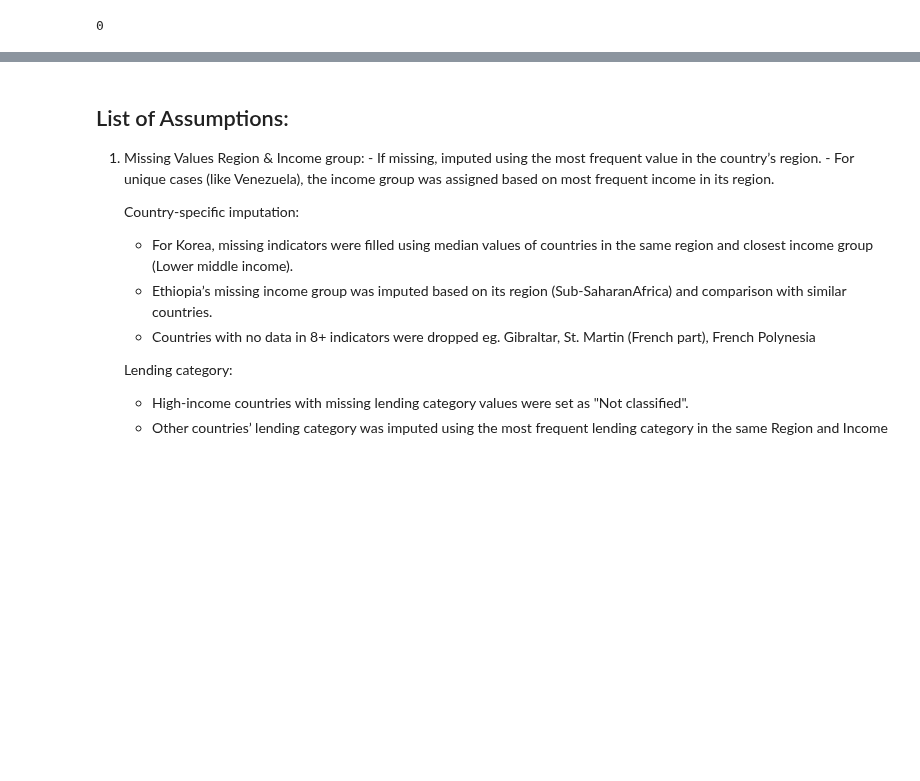
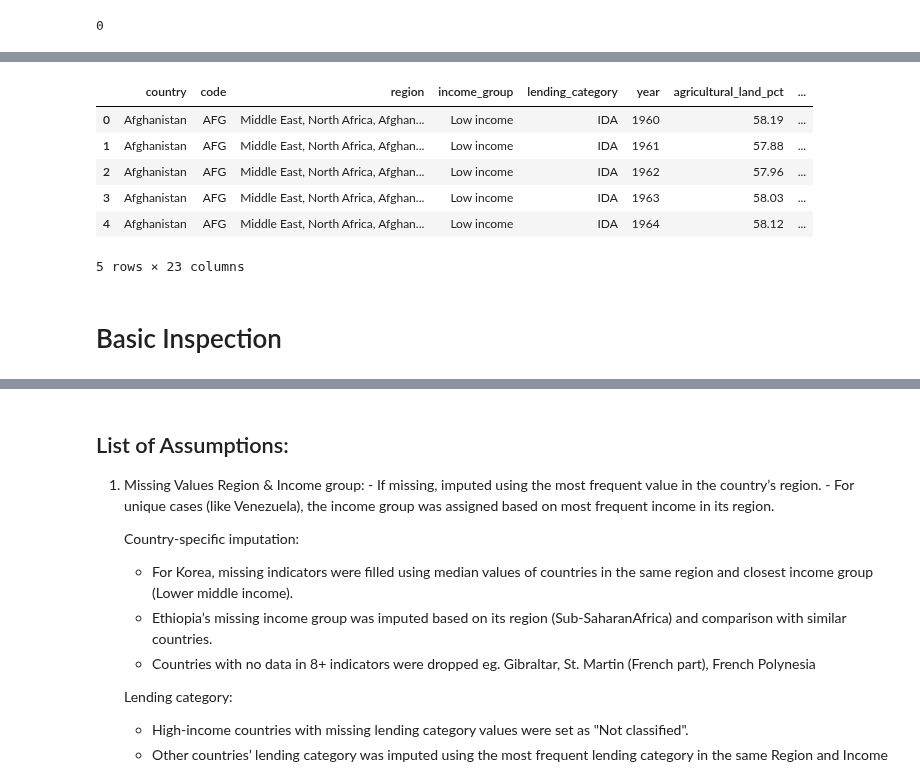
Before and after one commit to StefanFSmid/ASDA_2025_Group_3_Porfolio, a Jupyter notebook: notebooks/week_05_group_3_notebook.ipynb, the cells around one changed output, grey strips where cells are left out. Cells and saved outputs as stored; diff of their text form; code cells hidden in the pictures; blank space fills up the shorter version.

```diff
--- a/notebooks/week_05_group_3_notebook.ipynb
+++ b/notebooks/week_05_group_3_notebook.ipynb
@@ -1159,3 +1250,25 @@ Column 'renewvable_energy_consumption%' has no negative values.
+# %%
+# Replace 'date' column with just the year, in-place
+cleanmerged_df['date'] = pd.to_datetime(cleanmerged_df['date'], errors='coerce').dt.year
+
+# Rename 'date' column to 'year'
+cleanmerged_df.rename(columns={'date': 'year'}, inplace=True)
+
+# Check
+cleanmerged_df.head()
+
+# Check the result
+cleanmerged_df.head()
+# %% [output]
+|  | country | code | region | income_group | lending_category | year | agricultural_land_pct | ... |
+| 0 | Afghanistan | AFG | Middle East, North Africa, Afghan... | Low income | IDA | 1960 | 58.19 | ... |
+| 1 | Afghanistan | AFG | Middle East, North Africa, Afghan... | Low income | IDA | 1961 | 57.88 | ... |
+| 2 | Afghanistan | AFG | Middle East, North Africa, Afghan... | Low income | IDA | 1962 | 57.96 | ... |
+| 3 | Afghanistan | AFG | Middle East, North Africa, Afghan... | Low income | IDA | 1963 | 58.03 | ... |
+| 4 | Afghanistan | AFG | Middle East, North Africa, Afghan... | Low income | IDA | 1964 | 58.12 | ... |
+5 rows × 23 columns
+# %% [markdown]
+# Basic Inspection
 # %%
 # Check for fully identical rows across all columns
 fully_duplicate_rows = cleanmerged_df[cleanmerged_df.duplicated(keep=False)]
```
Also changed, not shown: parts of 15 cells of this notebook.
